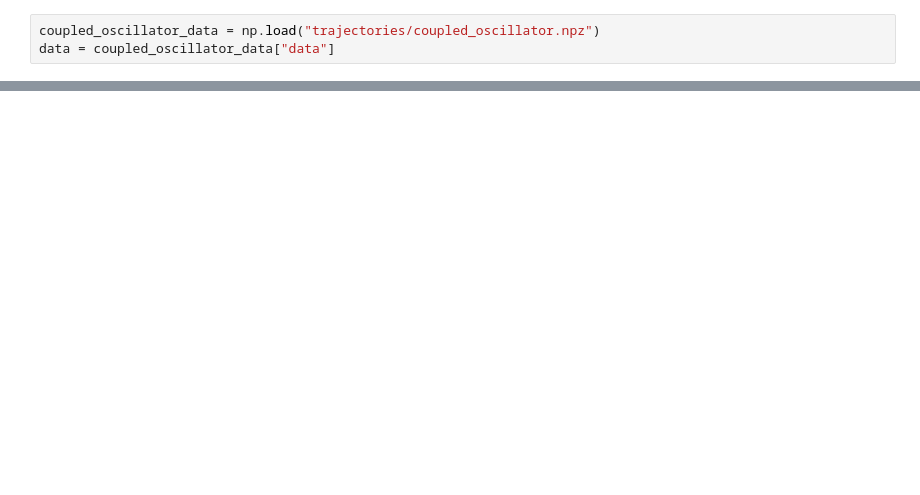
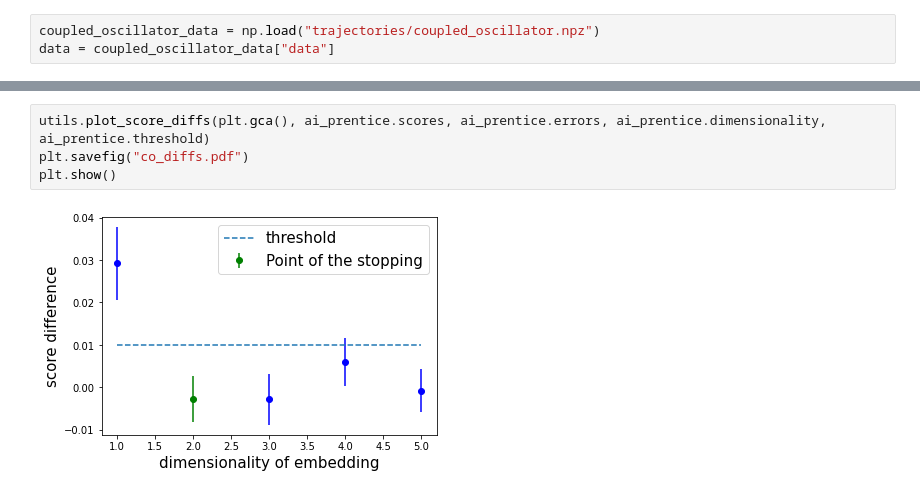
Before and after one commit to waleko/ai-prentice-conservation-laws, a Jupyter notebook: prentice_coupled_oscillator.ipynb, the cells around one changed output, grey strips where cells are left out. Cells and saved outputs as stored; diff of their text form; blank space fills up the shorter version.

```diff
--- a/prentice_coupled_oscillator.ipynb
+++ b/prentice_coupled_oscillator.ipynb
@@ -38,0 +32,6 @@ Predictor.show_results(plt, coupled_oscillator_data["params"], ["E1", "E2"])
+# %%
+utils.plot_score_diffs(plt.gca(), ai_prentice.scores, ai_prentice.errors, ai_prentice.dimensionality, ai_prentice.threshold)
+plt.savefig("co_diffs.pdf")
+plt.show()
+# %% [output]
+[figure, added]
```
Also changed, not shown: parts of 11 cells of this notebook, 14 other files.
